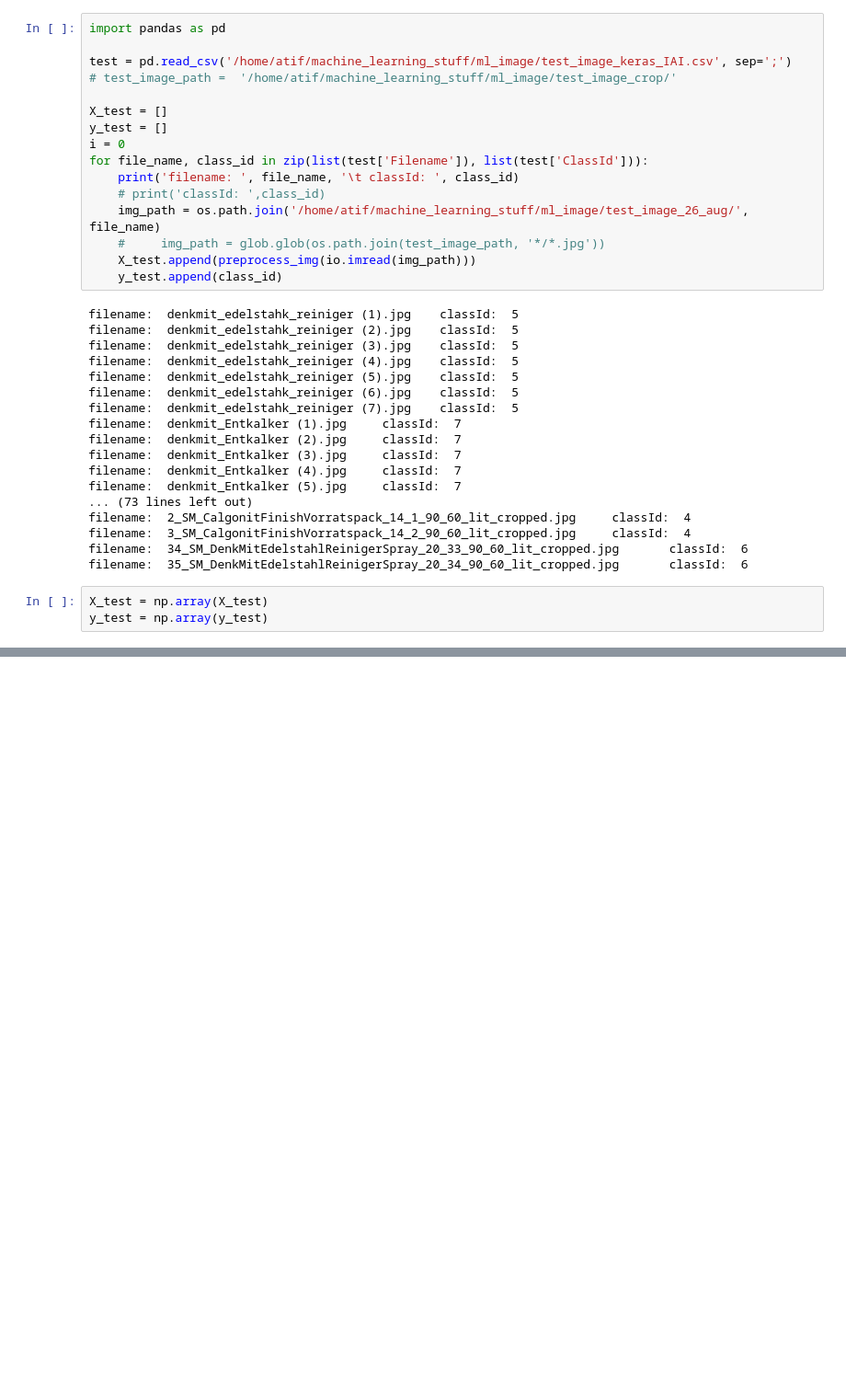
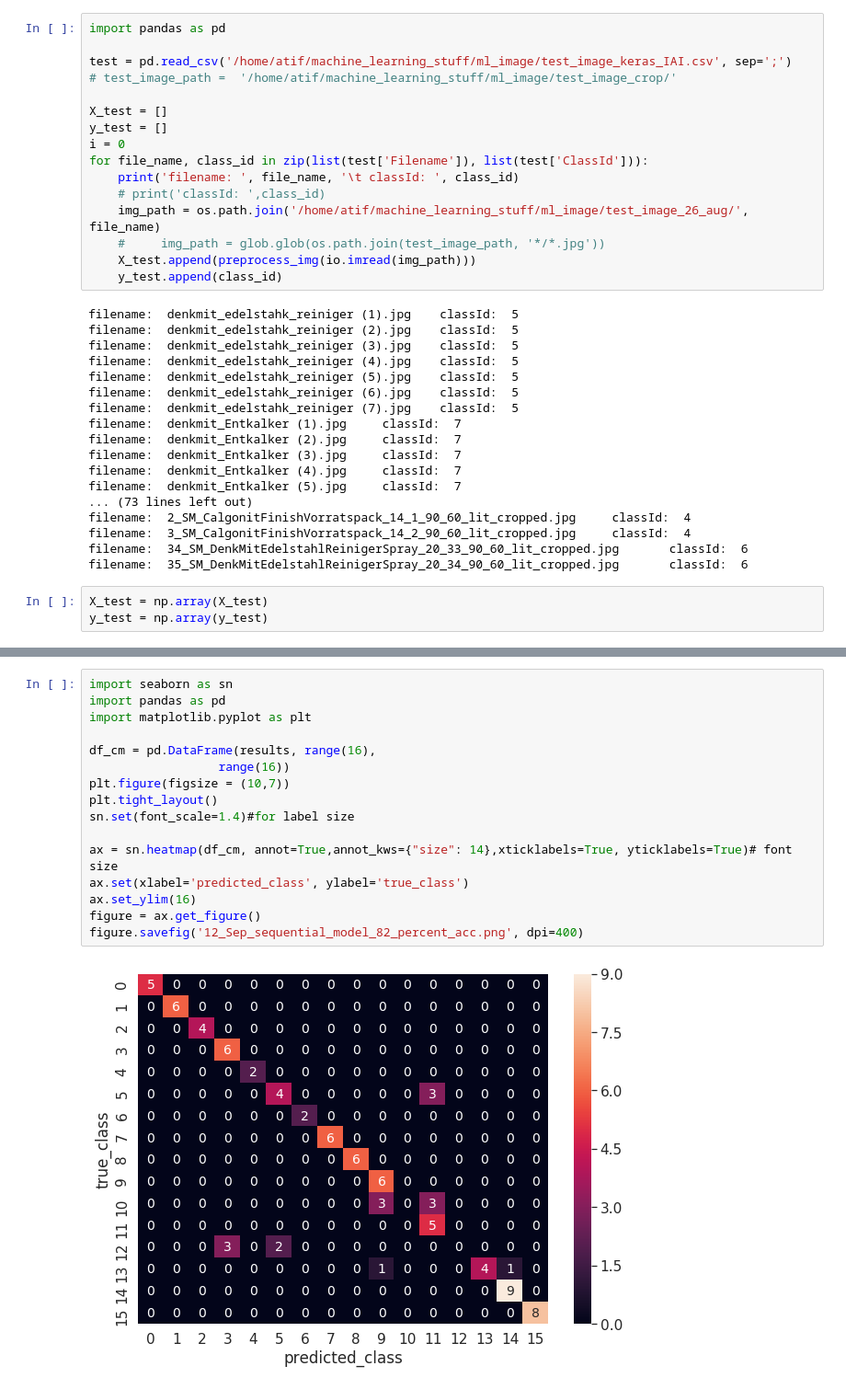
Before and after one commit to atifkarim/Implementation-of-Image-Perception-System-for-Kitchen-Utensils, a Jupyter notebook: classification_UE4_image/test_classification.ipynb, the cells around one changed output, grey strips where cells are left out. Shown at 92% size. Cells and saved outputs as stored; diff of their text form; blank space fills up the shorter version.

```diff
--- a/classification_UE4_image/test_classification.ipynb
+++ b/classification_UE4_image/test_classification.ipynb
@@ -147,0 +152,18 @@ figure = ax.get_figure()
+# %%
+import seaborn as sn
+import pandas as pd
+import matplotlib.pyplot as plt
+
+df_cm = pd.DataFrame(results, range(16),
+                  range(16))
+plt.figure(figsize = (10,7))
+plt.tight_layout()
+sn.set(font_scale=1.4)#for label size
+
+ax = sn.heatmap(df_cm, annot=True,annot_kws={"size": 14},xticklabels=True, yticklabels=True)# font size
+ax.set(xlabel='predicted_class', ylabel='true_class')
+ax.set_ylim(16)
+figure = ax.get_figure()
+figure.savefig('12_Sep_sequential_model_82_percent_acc.png', dpi=400)
+# %% [output]
+[figure, added]
```
Also changed, not shown: parts of 6 cells of this notebook, 1 other file.
